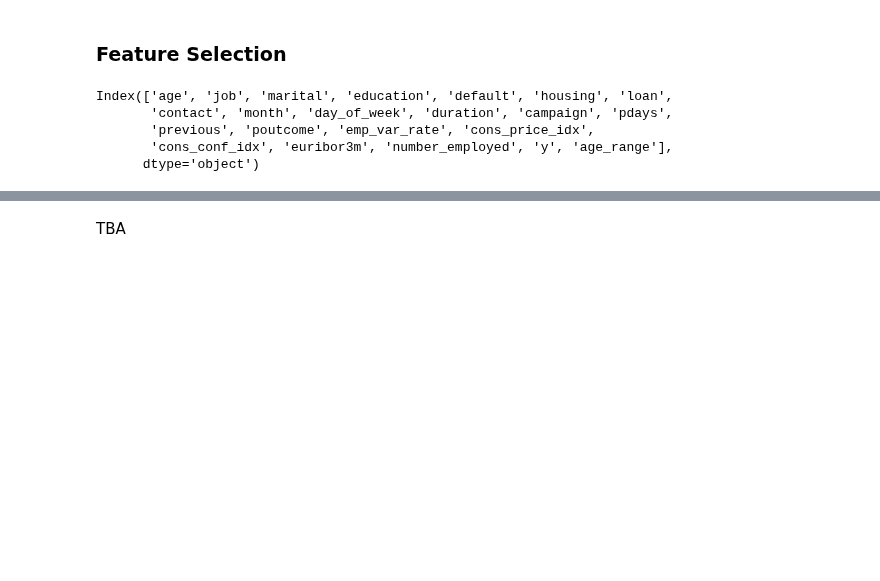
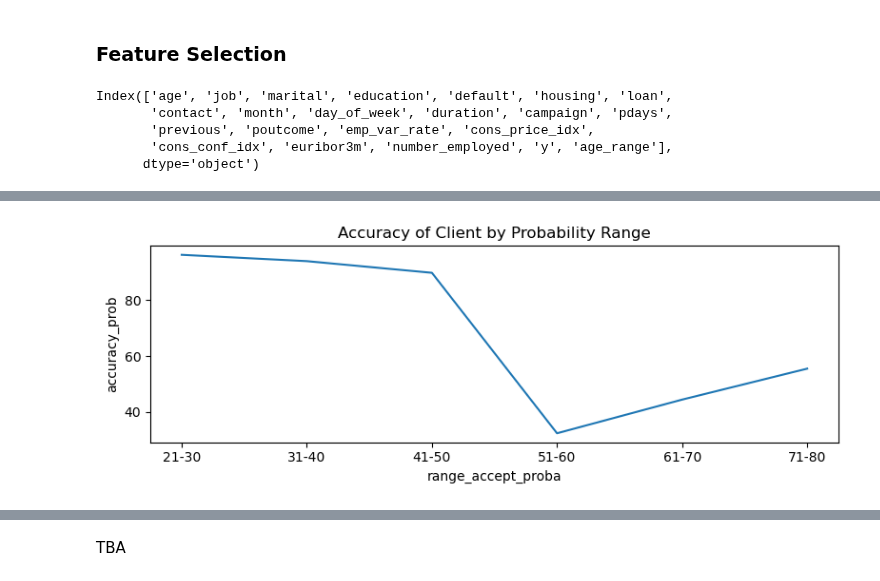
Before and after one commit to clarentcelsia/Analytics, a Jupyter notebook: ml/bank_telemarketing.ipynb, the cells around one changed output, grey strips where cells are left out. Drawn from its saved outputs; the diff is of its cells as text; code cells hidden in the pictures; blank space fills up the shorter version.

Commit message:
add prob analysis

```diff
--- a/ml/bank_telemarketing.ipynb
+++ b/ml/bank_telemarketing.ipynb
@@ -1611,0 +2283,29 @@ target = df['y']
+# %%
+def client_probability(proba):
+    if proba <= 0.1:
+        return '0-10'
+    elif proba <= 0.2:
+        return '11-20'
+    elif proba <= 0.3:
+        return '21-30'
+    elif proba <= 0.4:
+        return '31-40'
+    elif proba <= 0.5:
+        return '41-50'
+    elif proba <= 0.6:
+        return '51-60'
+    elif proba <= 0.7:
+        return '61-70'
+    elif proba <= 0.8:
+        return '71-80'
+    elif proba <= 0.9:
+        return '81-90'
+    else:
+        return '> 90'
+
+merge_proba['range_accept_proba'] = merge_proba['accept_proba'].apply(client_probability)
+# %%
+t = pd.crosstab(index=merge_proba['range_accept_proba'], columns=merge_proba['y'], values=merge_proba['y'], aggfunc='count', normalize='index')*100
+# %%
+t['accuracy_prob'] = np.where(t.index.isin(['0-10', '11-20', '21-30', '31-40', '41-50']), t[0], t[1])
+t
@@ -1611,0 +2321,7 @@ target = df['y']
+# %%
+plt.figure(figsize=(8,3))
+sns.lineplot(data=t, x=t.index, y='accuracy_prob')
+plt.title('Accuracy of Client by Probability Range')
+plt.tight_layout();
+# %% [output]
+[figure, added]
```
Also changed, not shown: parts of 94 cells of this notebook.
